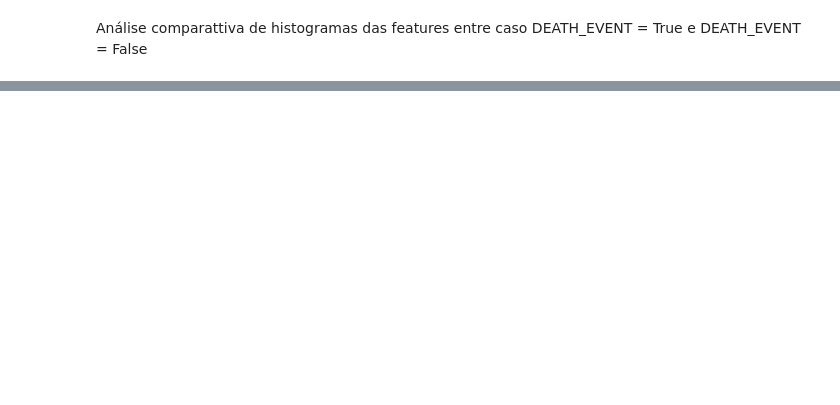
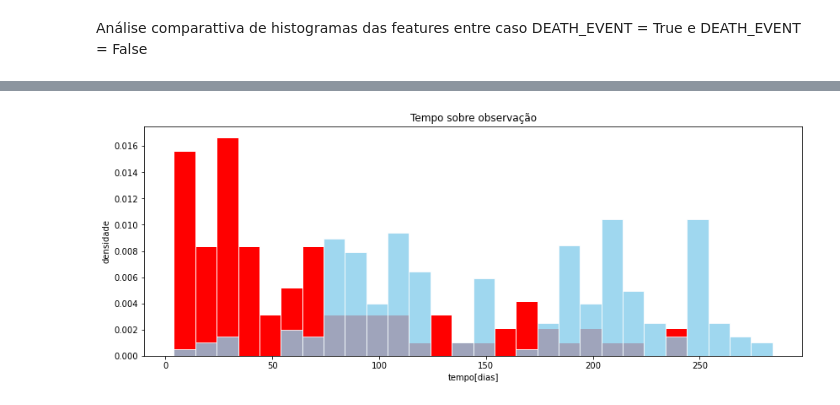
Before and after one commit to BrunoFNRodrigues/Projeto2Cidad, a Jupyter notebook: HeartFailure.ipynb, the cells around one changed output, grey strips where cells are left out. Saved outputs shown, nothing was run; the diff lists cells and outputs as text; code cells hidden in the pictures; blank space fills up the shorter version.

```diff
--- a/HeartFailure.ipynb
+++ b/HeartFailure.ipynb
@@ -140,0 +167,12 @@ px.histogram(dados, x="age", color="DEATH_EVENT", marginal="violin", hover_data=
+# %%
+#Histograma de tempo sobre cuidados médicos de sobreviventes e não sobreviventes
+faixas = np.arange(4,285,10)
+plt.figure(figsize=(14, 5))
+plt.hist(dead.time, bins=faixas, density=True, color='red', edgecolor='white', linewidth=1)
+plt.hist(not_dead.time, bins=faixas, density=True, color='skyblue', edgecolor='white', linewidth=1, alpha=0.8)
+plt.title('Tempo sobre observação')
+plt.xlabel('tempo[dias]')
+plt.ylabel('densidade')
+plt.show()
+# %% [output]
+[figure, added]
```
Also changed, not shown: parts of 18 cells of this notebook.
